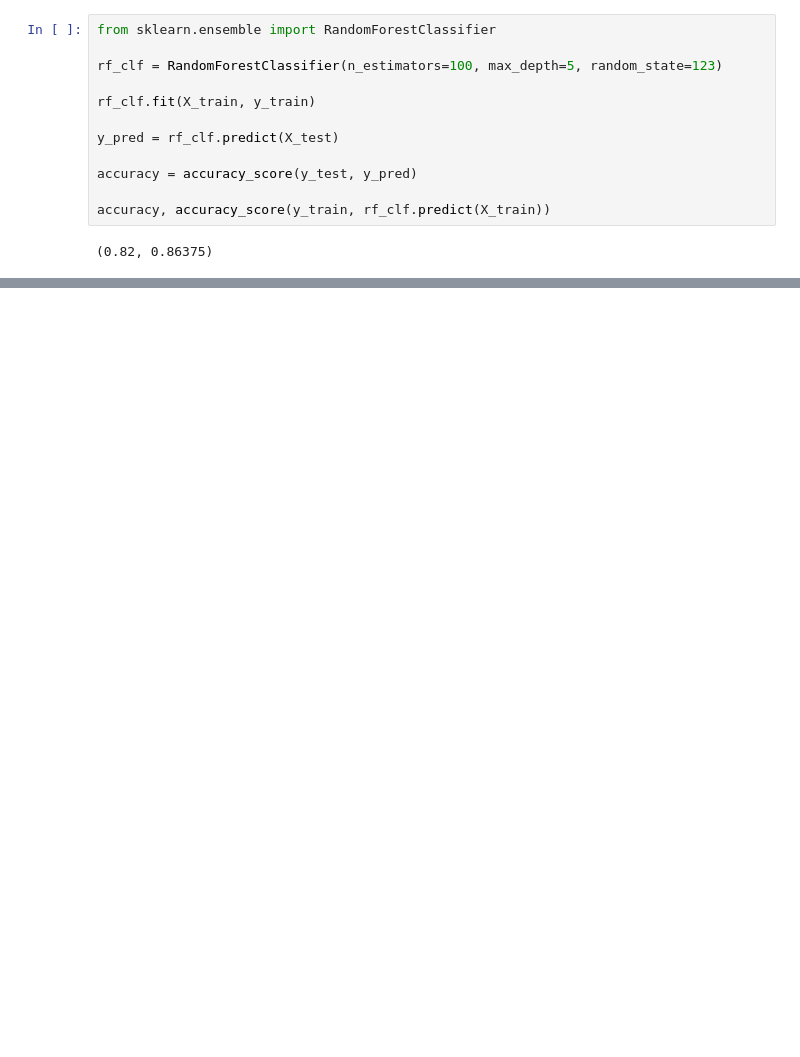
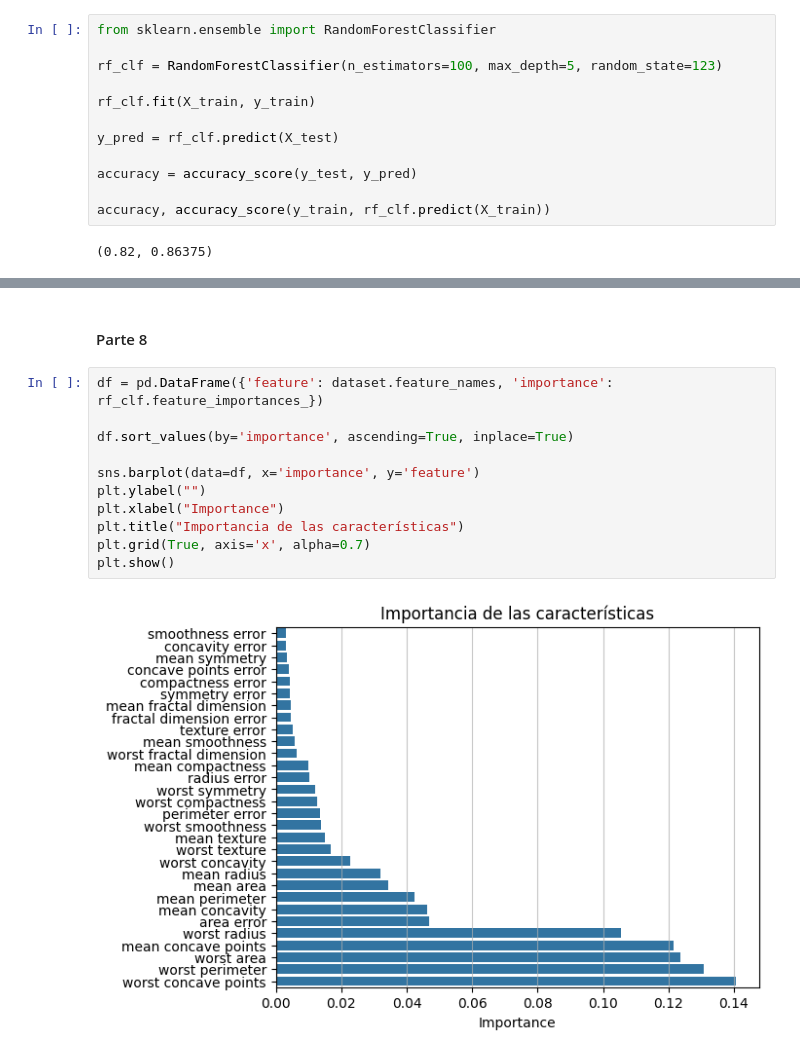
Before and after one commit to RodrigoRiveraRico/data_science_FCiencias, a Jupyter notebook: Clase_8/Clase_8.ipynb, the cells around one changed output, grey strips where cells are left out. Drawn from its saved outputs; the diff is of its cells as text; blank space fills up the shorter version.

```diff
--- a/Clase_8/Clase_8.ipynb
+++ b/Clase_8/Clase_8.ipynb
@@ -128,0 +430,15 @@ accuracy, accuracy_score(y_train, rf_clf.predict(X_train))
+# %% [markdown]
+#### Parte 8
+# %%
+df = pd.DataFrame({'feature': dataset.feature_names, 'importance': rf_clf.feature_importances_})
+
+df.sort_values(by='importance', ascending=True, inplace=True)
+
+sns.barplot(data=df, x='importance', y='feature')
+plt.ylabel("")
+plt.xlabel("Importance")
+plt.title("Importancia de las características")
+plt.grid(True, axis='x', alpha=0.7)
+plt.show()
+# %% [output]
+[figure, added]
```
Also changed, not shown: parts of 41 cells of this notebook.
